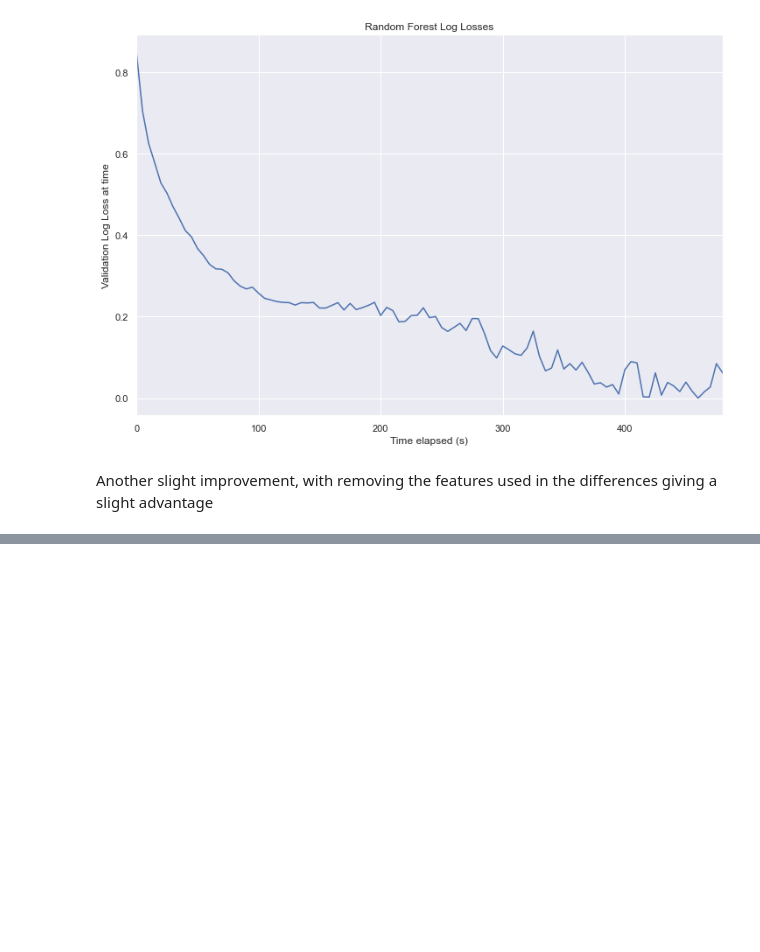
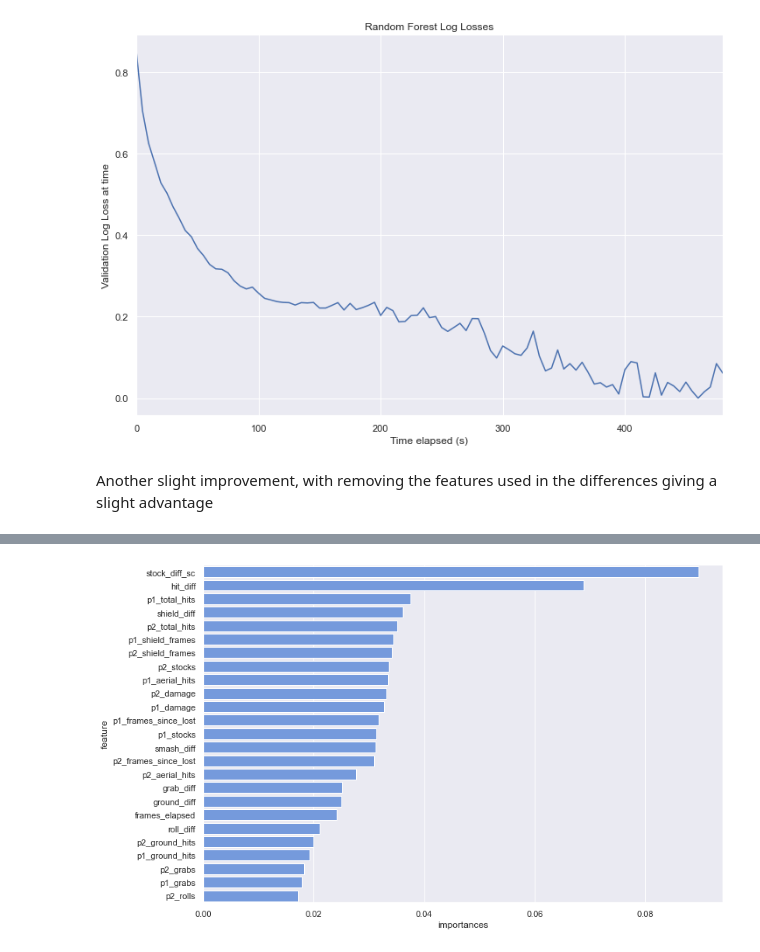
Before and after one commit to nathaniel-speiser/melee-predicter, a Jupyter notebook: Feature engineering.ipynb, the cells around one changed output, grey strips where cells are left out. Cells and saved outputs as stored; diff of their text form; code cells hidden in the pictures; blank space fills up the shorter version.

```diff
--- a/Feature engineering.ipynb
+++ b/Feature engineering.ipynb
@@ -383,0 +365,4 @@ df
+# %%
+plot_feature_importances(rf_final, f, 25)
+# %% [output]
+[figure, added]
```
Also changed, not shown: parts of 54 cells of this notebook, 2 other files.
